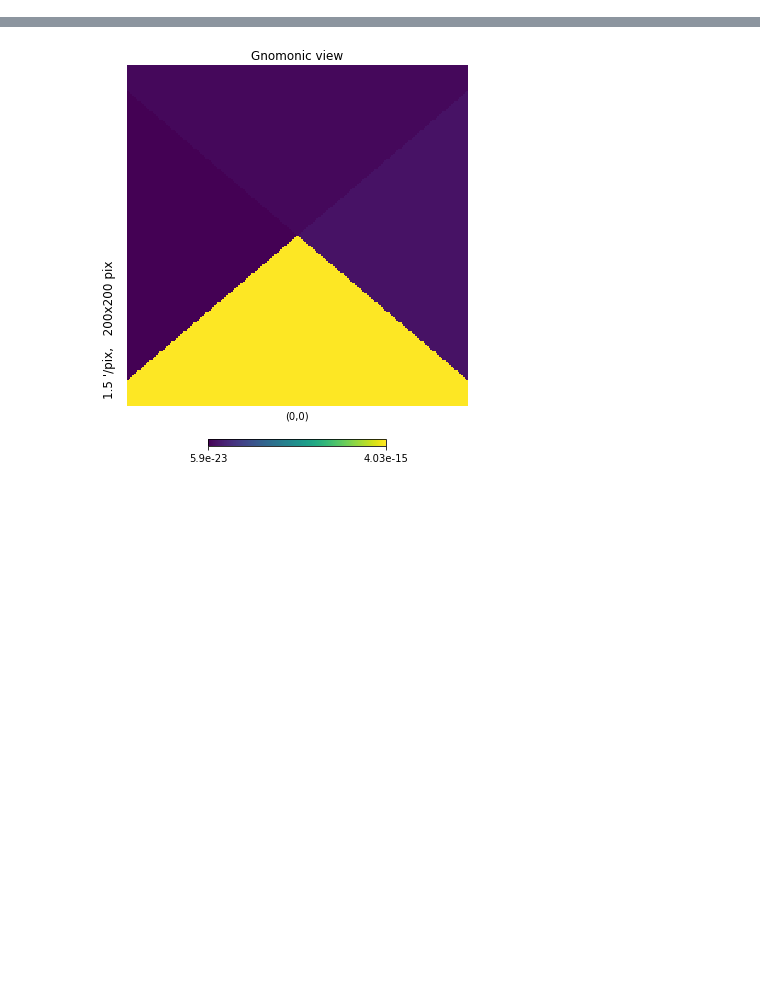
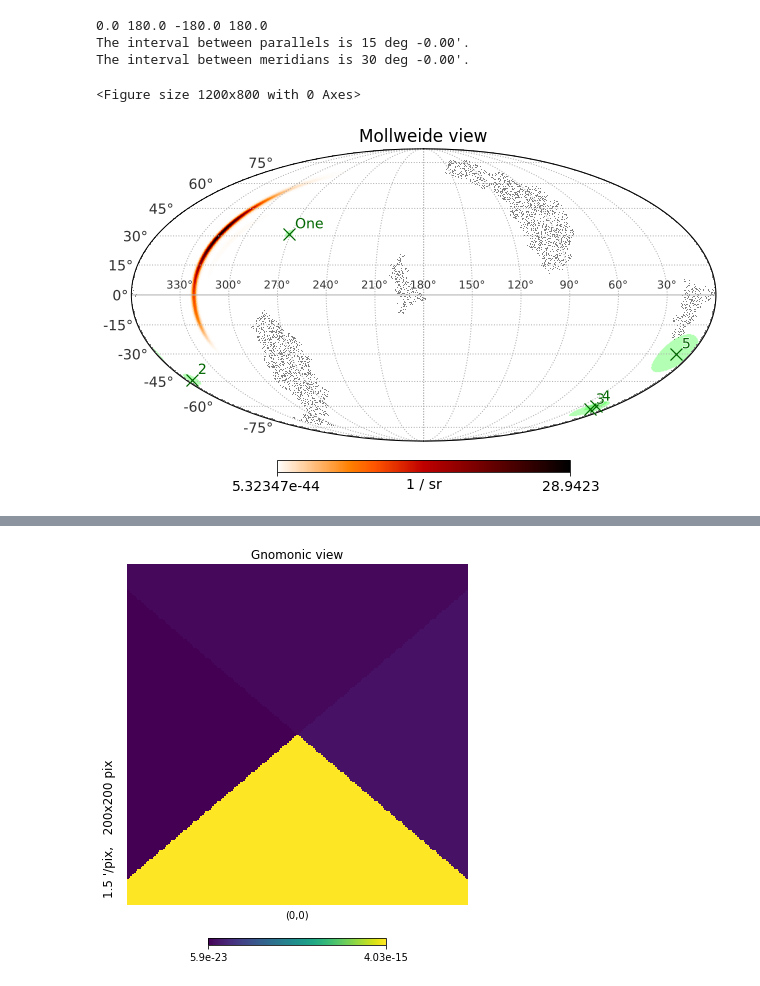
Before and after one commit to markalab/hpmoc, a Jupyter notebook: jup/astroplot.ipynb, the cells around one changed output, grey strips where cells are left out. Cells and saved outputs as stored; diff of their text form; code cells hidden in the pictures; blank space fills up the shorter version.

```diff
--- a/jup/astroplot.ipynb
+++ b/jup/astroplot.ipynb
@@ -69,3 +69,12 @@ mr = m.render(w)
 mor = mo.render(w)
 array2, footprint2 = reproject_from_healpix("../tests/data/S191216ap.fits.gz",
                                             target_header, nested=True)
+# %%
+hpmoc.plotters.mollview(mo)
+plt.show()
+# %% [output]
+0.0 180.0 -180.0 180.0
+The interval between parallels is 15 deg -0.00'.
+The interval between meridians is 30 deg -0.00'.
+<Figure size 1200x800 with 0 Axes>
+[figure, added]
```
Also changed, not shown: parts of 4 cells of this notebook, 2 other files.
